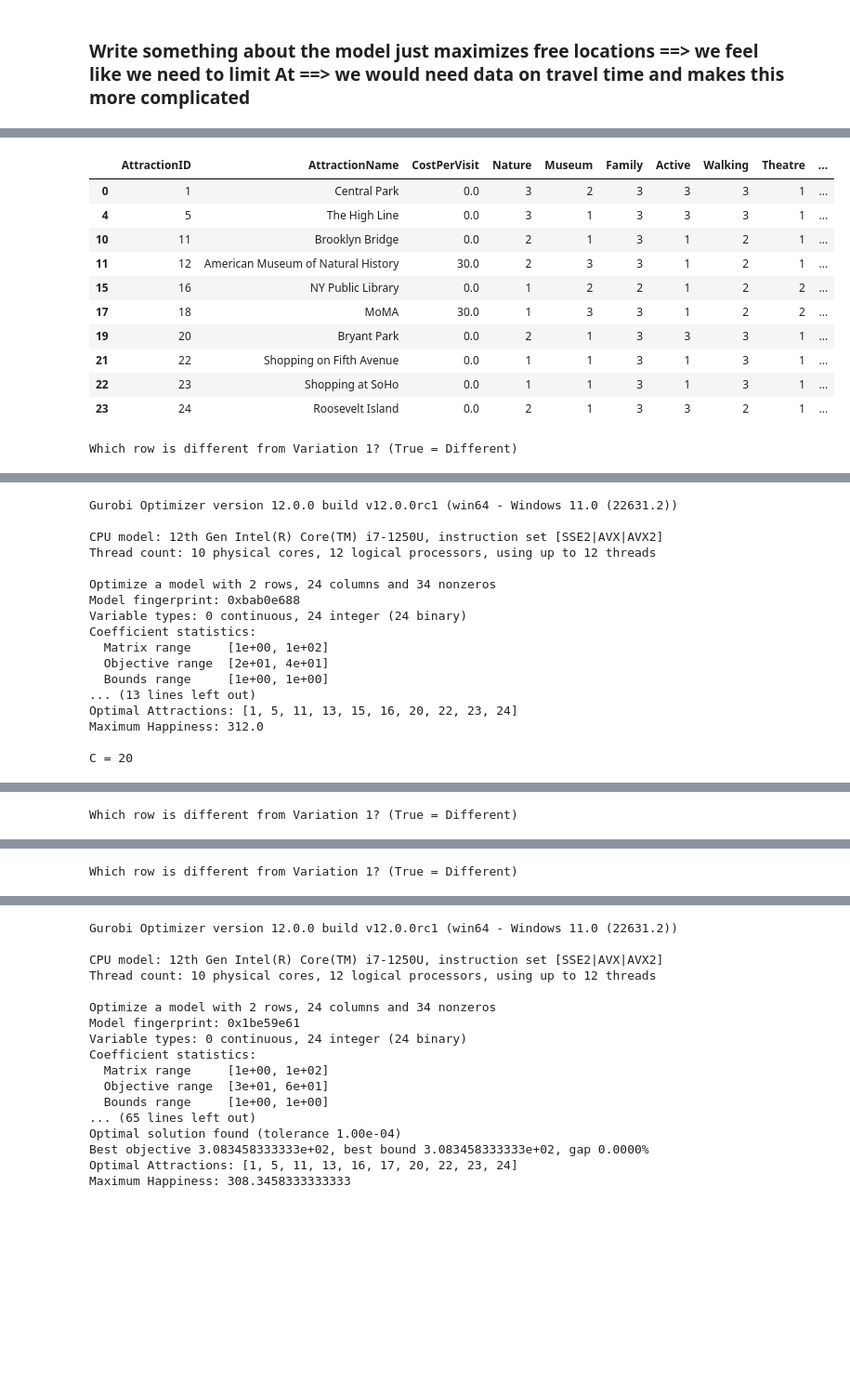
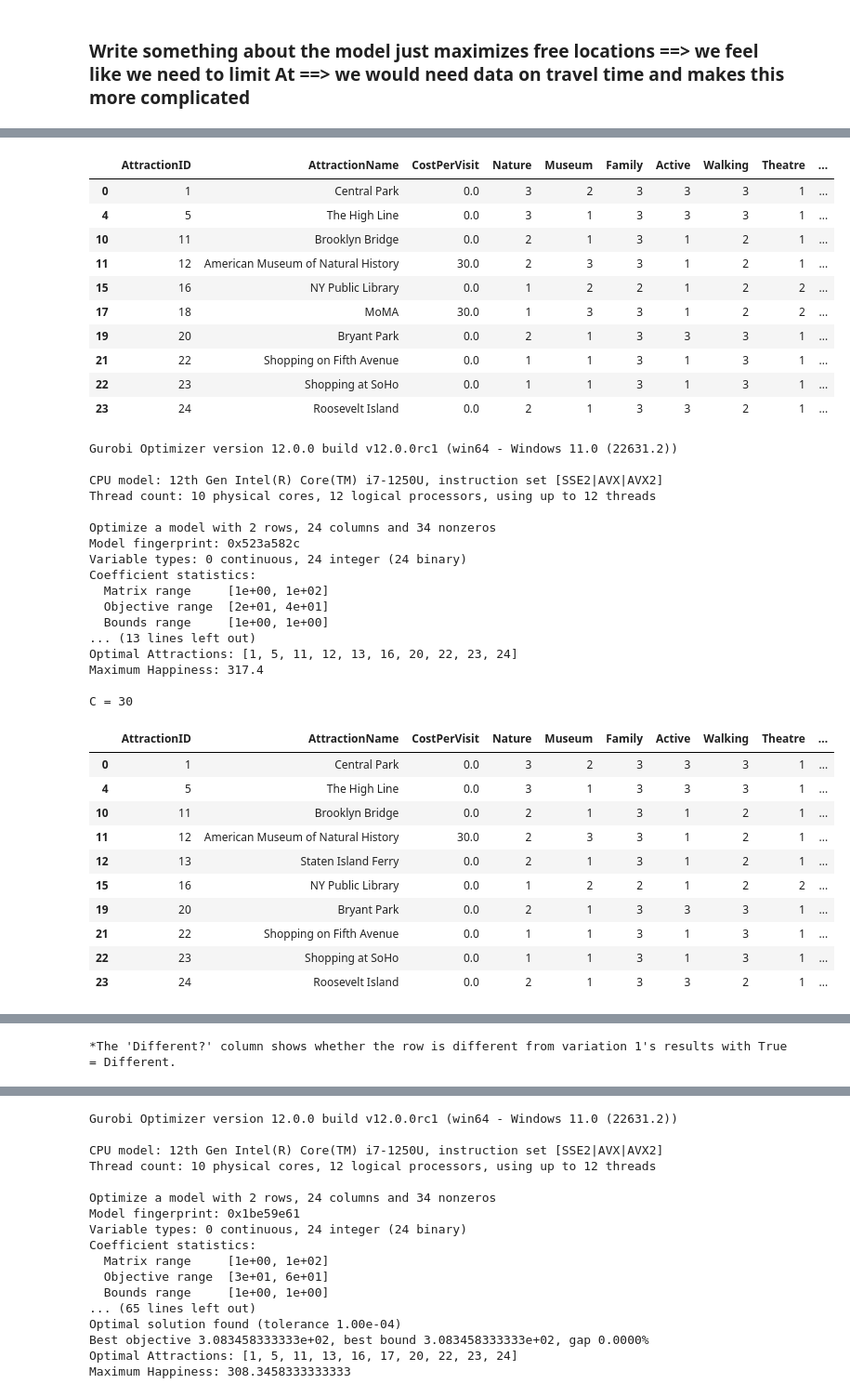
Before and after one commit to kaia-hu/hu_portfolio, a Jupyter notebook: decision_analytics_final.ipynb, the cells around one changed output, grey strips where cells are left out. Shown at 93% size. Drawn from its saved outputs; the diff is of its cells as text; code cells hidden in the pictures; blank space fills up the shorter version.

```diff
--- a/decision_analytics_final.ipynb
+++ b/decision_analytics_final.ipynb
@@ -149,16 +149,16 @@ def NYCTourModel(model):
 ### Variation #1
 # %%
 ## Initialize Model
-model = Model("NYC_Tour_Optimization")
+model_var1 = Model("Variation_1")
 
 ## Decision variables
 # Stage 1 decision varable: A (decide on a max number of attractions - in this case, 10)
 At = 10
 # Stage 2 decision variable: a (decide on which attraction to go to)
-a = model.addVars(24, vtype=GRB.BINARY, name="a")
+a = model_var1.addVars(24, vtype=GRB.BINARY, name="a")
 
 ## Call the model
-variation1 = NYCTourModel(model)
+variation1 = NYCTourModel(model_var1)
 
 ## Print results in ipython
 display(variation1)
@@ -197,7 +226,7 @@ Maximum Happiness: 321.94999999999993
 ### Variation 2
 # %%
 ## Initialize Model
-model = Model("NYC_Tour_Optimization")
+model = Model("Variation_2")
 
 ## Decision variables
 # Stage 1 decision varable: A (decide on a max number of attractions - in this case, 5)
@@ -253,12 +314,12 @@ Maximum Happiness: 502.49999999999994
 # %%
 # Set up new Parameters
-whatif_budget = (1000, 20, 0)
+whatif_budget = (1000, 30, 20)
 demographic_weights = list(survey_table['Proba'])
 # %%
-for c in whatif_budget:
-    budget = c
+for C in whatif_budget:
+    budget = C
     # Initialize Model
-    model = Model("NYC_Tour_Optimization")
+    model = Model(f"C={C}")
 
     ## Decision variables
     # Stage 1 decision varable: A (decide on a max number of attractions - in this case, 10)
@@ -267,44 +328,71 @@ for c in whatif_budget:
     a = model.addVars(24, vtype=GRB.BINARY, name="a")
 
     ## Call the model
-    whatif = NYCTourModel(model)
+    whatif = NYCTourModel(model).copy()
+
+    whatif['Different?'] = whatif['AttractionID'].apply(lambda x: False if int(x) in set(variation1['AttractionID'].astype(int)) else True)
 
     ## Display results
     print()
-    print(f"C = {c}")
+    print(f"C = {C}")
     display(whatif)
     print()
-    print("Which row is different from Variation 1? (True = Different)")
-    diff=whatif['AttractionID'].apply(lambda x: False if int(x) in set(variation1['AttractionID'].astype(int)) else True)
-    display(diff)
-    print()
+
+print("*The 'Different?' column shows whether the row is different from variation 1's results with True = Different.")
 # %% [output]
 Gurobi Optimizer version 12.0.0 build v12.0.0rc1 (win64 - Windows 11.0 (22631.2))
 
 CPU model: 12th Gen Intel(R) Core(TM) i7-1250U, instruction set [SSE2|AVX|AVX2]
 Thread count: 10 physical cores, 12 logical processors, using up to 12 threads
 
 Optimize a model with 2 rows, 24 columns and 34 nonzeros
 Model fingerprint: 0x04f326ff
 Variable types: 0 continuous, 24 integer (24 binary)
 Coefficient statistics:
   Matrix range     [1e+00, 1e+02]
   Objective range  [2e+01, 4e+01]
   Bounds range     [1e+00, 1e+00]
 ... (13 lines left out)
 Optimal Attractions: [1, 5, 11, 12, 16, 18, 20, 22, 23, 24]
 Maximum Happiness: 321.94999999999993
 
 C = 1000
 |  | AttractionID | AttractionName | CostPerVisit | Nature | Museum | Family | Active | Walking | Theatre | ... |
 | 0 | 1 | Central Park | 0.0 | 3 | 2 | 3 | 3 | 3 | 1 | ... |
 | 4 | 5 | The High Line | 0.0 | 3 | 1 | 3 | 3 | 3 | 1 | ... |
 | 10 | 11 | Brooklyn Bridge | 0.0 | 2 | 1 | 3 | 1 | 2 | 1 | ... |
 | 11 | 12 | American Museum of Natural History | 30.0 | 2 | 3 | 3 | 1 | 2 | 1 | ... |
 | 15 | 16 | NY Public Library | 0.0 | 1 | 2 | 2 | 1 | 2 | 2 | ... |
 | 17 | 18 | MoMA | 30.0 | 1 | 3 | 3 | 1 | 2 | 2 | ... |
 | 19 | 20 | Bryant Park | 0.0 | 2 | 1 | 3 | 3 | 3 | 1 | ... |
 | 21 | 22 | Shopping on Fifth Avenue | 0.0 | 1 | 1 | 3 | 1 | 3 | 1 | ... |
 | 22 | 23 | Shopping at SoHo | 0.0 | 1 | 1 | 3 | 1 | 3 | 1 | ... |
 | 23 | 24 | Roosevelt Island | 0.0 | 2 | 1 | 3 | 3 | 2 | 1 | ... |
-Which row is different from Variation 1? (True = Different)
+Gurobi Optimizer version 12.0.0 build v12.0.0rc1 (win64 - Windows 11.0 (22631.2))
+
+CPU model: 12th Gen Intel(R) Core(TM) i7-1250U, instruction set [SSE2|AVX|AVX2]
+Thread count: 10 physical cores, 12 logical processors, using up to 12 threads
+
+Optimize a model with 2 rows, 24 columns and 34 nonzeros
+Model fingerprint: 0x523a582c
+Variable types: 0 continuous, 24 integer (24 binary)
+Coefficient statistics:
+  Matrix range     [1e+00, 1e+02]
+  Objective range  [2e+01, 4e+01]
+  Bounds range     [1e+00, 1e+00]
+... (13 lines left out)
+Optimal Attractions: [1, 5, 11, 12, 13, 16, 20, 22, 23, 24]
+Maximum Happiness: 317.4
+
+C = 30
+|  | AttractionID | AttractionName | CostPerVisit | Nature | Museum | Family | Active | Walking | Theatre | ... |
+| 0 | 1 | Central Park | 0.0 | 3 | 2 | 3 | 3 | 3 | 1 | ... |
+| 4 | 5 | The High Line | 0.0 | 3 | 1 | 3 | 3 | 3 | 1 | ... |
+| 10 | 11 | Brooklyn Bridge | 0.0 | 2 | 1 | 3 | 1 | 2 | 1 | ... |
+| 11 | 12 | American Museum of Natural History | 30.0 | 2 | 3 | 3 | 1 | 2 | 1 | ... |
+| 12 | 13 | Staten Island Ferry | 0.0 | 2 | 1 | 3 | 1 | 2 | 1 | ... |
+| 15 | 16 | NY Public Library | 0.0 | 1 | 2 | 2 | 1 | 2 | 2 | ... |
+| 19 | 20 | Bryant Park | 0.0 | 2 | 1 | 3 | 3 | 3 | 1 | ... |
+| 21 | 22 | Shopping on Fifth Avenue | 0.0 | 1 | 1 | 3 | 1 | 3 | 1 | ... |
+| 22 | 23 | Shopping at SoHo | 0.0 | 1 | 1 | 3 | 1 | 3 | 1 | ... |
+| 23 | 24 | Roosevelt Island | 0.0 | 2 | 1 | 3 | 3 | 2 | 1 | ... |
@@ -322,17 +427 @@ Name: AttractionID, dtype: bool
-Gurobi Optimizer version 12.0.0 build v12.0.0rc1 (win64 - Windows 11.0 (22631.2))
-
-CPU model: 12th Gen Intel(R) Core(TM) i7-1250U, instruction set [SSE2|AVX|AVX2]
-Thread count: 10 physical cores, 12 logical processors, using up to 12 threads
-
-Optimize a model with 2 rows, 24 columns and 34 nonzeros
-Model fingerprint: 0xbab0e688
-Variable types: 0 continuous, 24 integer (24 binary)
-Coefficient statistics:
-  Matrix range     [1e+00, 1e+02]
-  Objective range  [2e+01, 4e+01]
-  Bounds range     [1e+00, 1e+00]
-... (13 lines left out)
-Optimal Attractions: [1, 5, 11, 13, 15, 16, 20, 22, 23, 24]
-Maximum Happiness: 312.0
-
-C = 20
+*The 'Different?' column shows whether the row is different from variation 1's results with True = Different.
@@ -350 +427,0 @@ C = 20
-Which row is different from Variation 1? (True = Different)
@@ -390 +427,0 @@ C = 0
-Which row is different from Variation 1? (True = Different)
```
Also changed, not shown: parts of 8 cells of this notebook.
